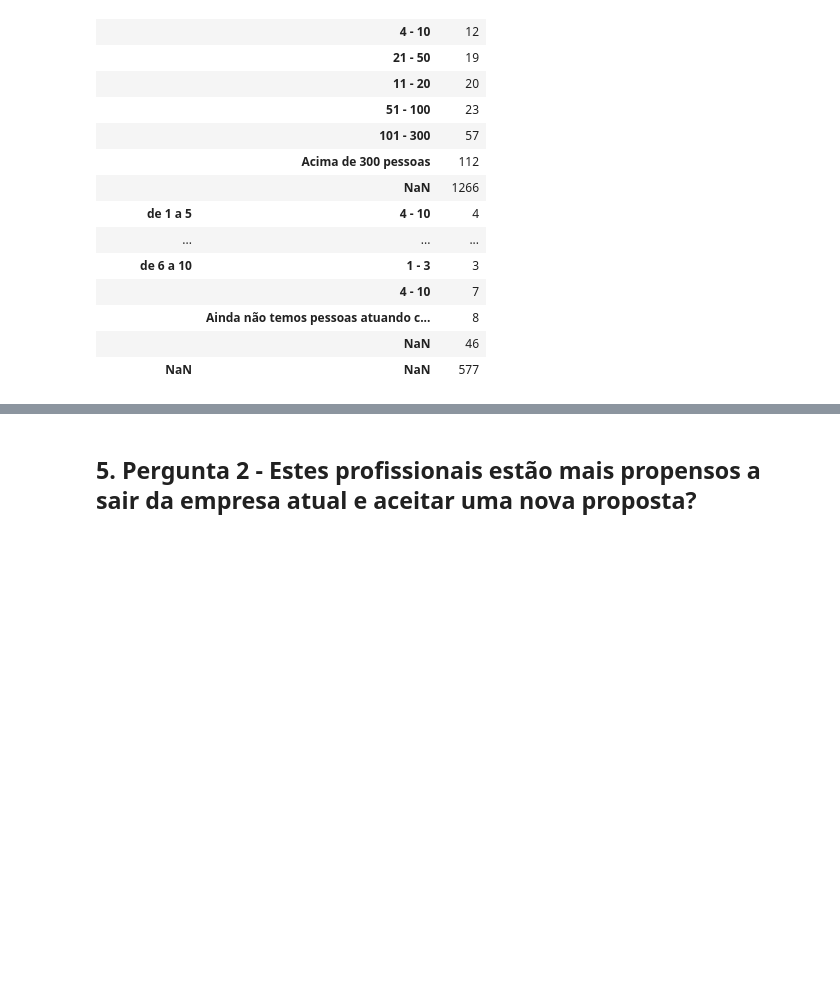
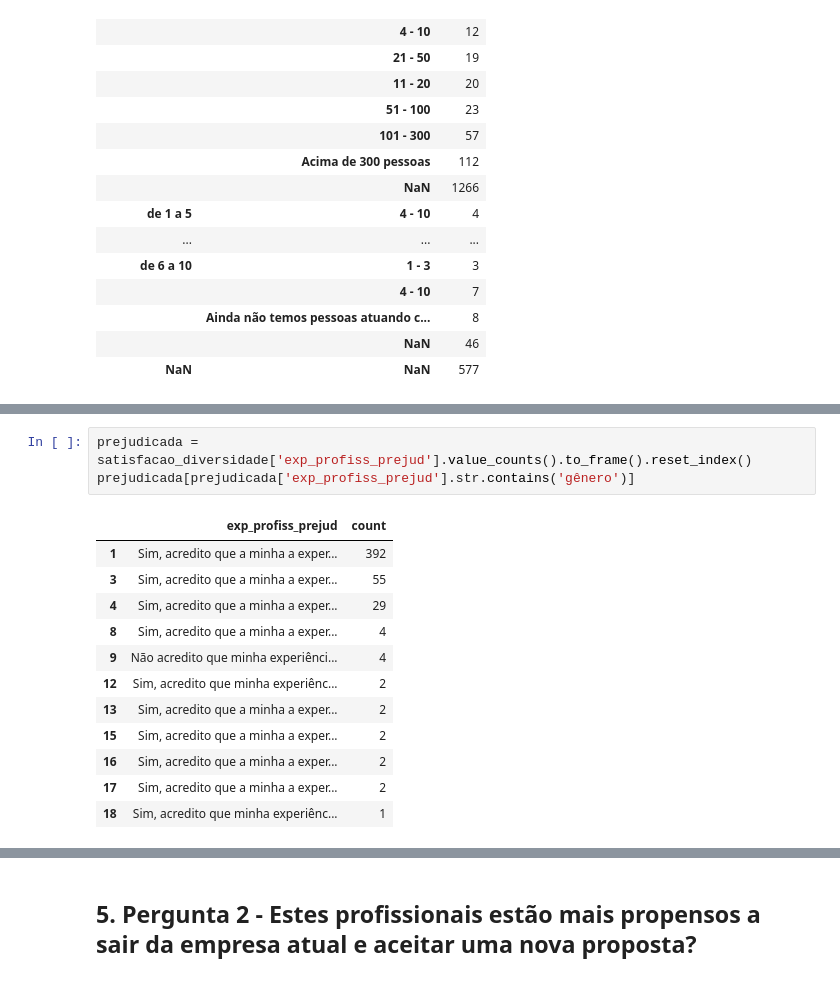
Before and after one commit to leticiafaria7/challenge-state-of-data, a Jupyter notebook: challenge-state-of-data.ipynb, the cells around one changed output, grey strips where cells are left out. Drawn from its saved outputs; the diff is of its cells as text; blank space fills up the shorter version.

```diff
--- a/challenge-state-of-data.ipynb
+++ b/challenge-state-of-data.ipynb
@@ -873,0 +917,16 @@ perc_missings(n_df = 3)
+# %%
+prejudicada = satisfacao_diversidade['exp_profiss_prejud'].value_counts().to_frame().reset_index()
+prejudicada[prejudicada['exp_profiss_prejud'].str.contains('gênero')]
+# %% [output]
+|  | exp_profiss_prejud | count |
+| 1 | Sim, acredito que a minha a exper... | 392 |
+| 3 | Sim, acredito que a minha a exper... | 55 |
+| 4 | Sim, acredito que a minha a exper... | 29 |
+| 8 | Sim, acredito que a minha a exper... | 4 |
+| 9 | Não acredito que minha experiênci... | 4 |
+| 12 | Sim, acredito que minha experiênc... | 2 |
+| 13 | Sim, acredito que a minha a exper... | 2 |
+| 15 | Sim, acredito que a minha a exper... | 2 |
+| 16 | Sim, acredito que a minha a exper... | 2 |
+| 17 | Sim, acredito que a minha a exper... | 2 |
+| 18 | Sim, acredito que minha experiênc... | 1 |
```
Also changed, not shown: parts of 13 cells of this notebook.
